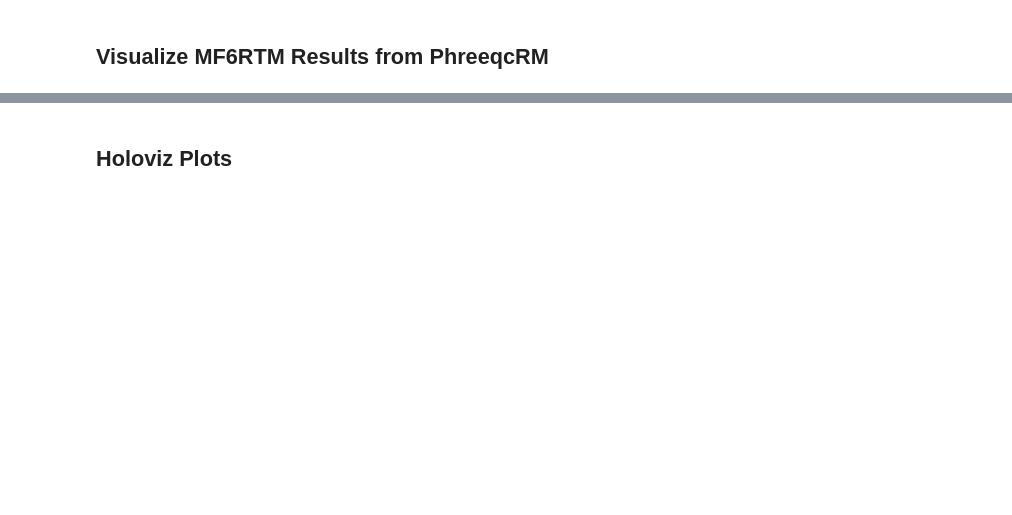
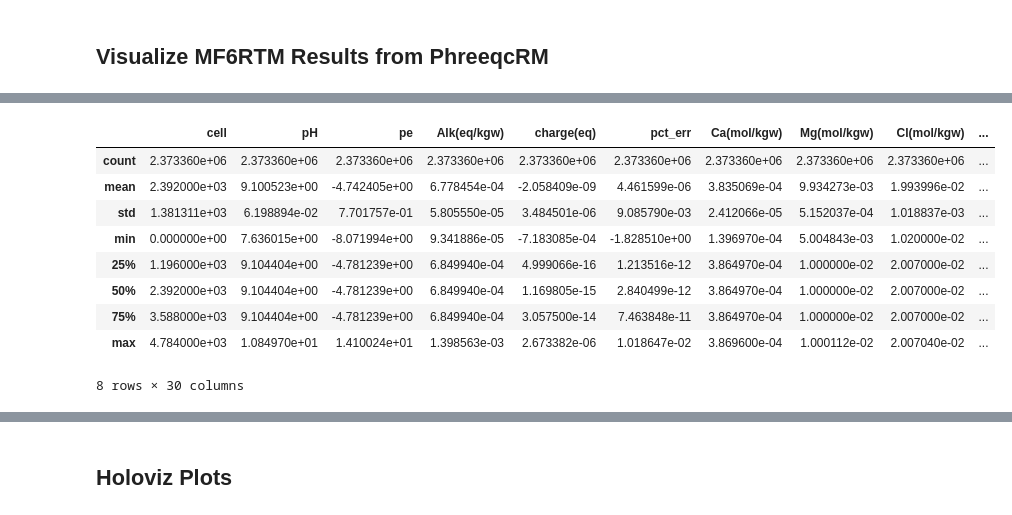
Before and after one commit to LimnoTech/mf6rtm-asr-example, a Jupyter notebook: sims/sim03-Wallis2011/Ex5_As_setup4.ipynb, the cells around one changed output, grey strips where cells are left out. Cells and saved outputs as stored; diff of their text form; code cells hidden in the pictures; blank space fills up the shorter version.

```diff
--- a/sims/sim03-Wallis2011/Ex5_As_setup4.ipynb
+++ b/sims/sim03-Wallis2011/Ex5_As_setup4.ipynb
@@ -1362,0 +1367,13 @@ memory usage: 156.5 MB
+# %%
+sout_df.describe()
+# %% [output]
+|  | cell | pH | pe | Alk(eq/kgw) | charge(eq) | pct_err | Ca(mol/kgw) | Mg(mol/kgw) | Cl(mol/kgw) | ... |
+| count | 2.373360e+06 | 2.373360e+06 | 2.373360e+06 | 2.373360e+06 | 2.373360e+06 | 2.373360e+06 | 2.373360e+06 | 2.373360e+06 | 2.373360e+06 | ... |
+| mean | 2.392000e+03 | 9.100523e+00 | -4.742405e+00 | 6.778454e-04 | -2.058409e-09 | 4.461599e-06 | 3.835069e-04 | 9.934273e-03 | 1.993996e-02 | ... |
+| std | 1.381311e+03 | 6.198894e-02 | 7.701757e-01 | 5.805550e-05 | 3.484501e-06 | 9.085790e-03 | 2.412066e-05 | 5.152037e-04 | 1.018837e-03 | ... |
+| min | 0.000000e+00 | 7.636015e+00 | -8.071994e+00 | 9.341886e-05 | -7.183085e-04 | -1.828510e+00 | 1.396970e-04 | 5.004843e-03 | 1.020000e-02 | ... |
+| 25% | 1.196000e+03 | 9.104404e+00 | -4.781239e+00 | 6.849940e-04 | 4.999066e-16 | 1.213516e-12 | 3.864970e-04 | 1.000000e-02 | 2.007000e-02 | ... |
+| 50% | 2.392000e+03 | 9.104404e+00 | -4.781239e+00 | 6.849940e-04 | 1.169805e-15 | 2.840499e-12 | 3.864970e-04 | 1.000000e-02 | 2.007000e-02 | ... |
+| 75% | 3.588000e+03 | 9.104404e+00 | -4.781239e+00 | 6.849940e-04 | 3.057500e-14 | 7.463848e-11 | 3.864970e-04 | 1.000000e-02 | 2.007000e-02 | ... |
+| max | 4.784000e+03 | 1.084970e+01 | 1.410024e+01 | 1.398563e-03 | 2.673382e-06 | 1.018647e-02 | 3.869600e-04 | 1.000112e-02 | 2.007040e-02 | ... |
+8 rows × 30 columns
```
Also changed, not shown: parts of 39 cells of this notebook, 3 other files.
